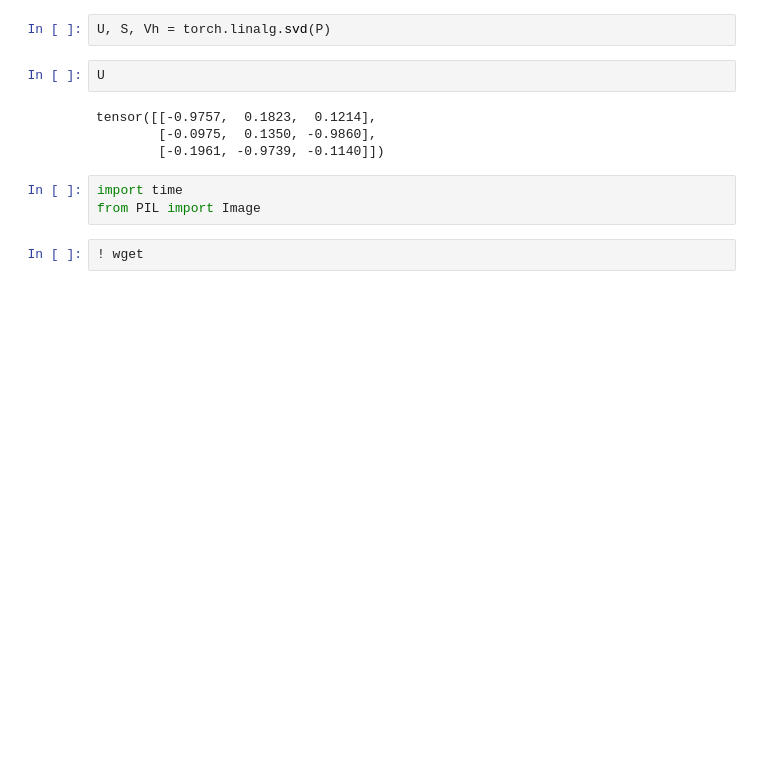
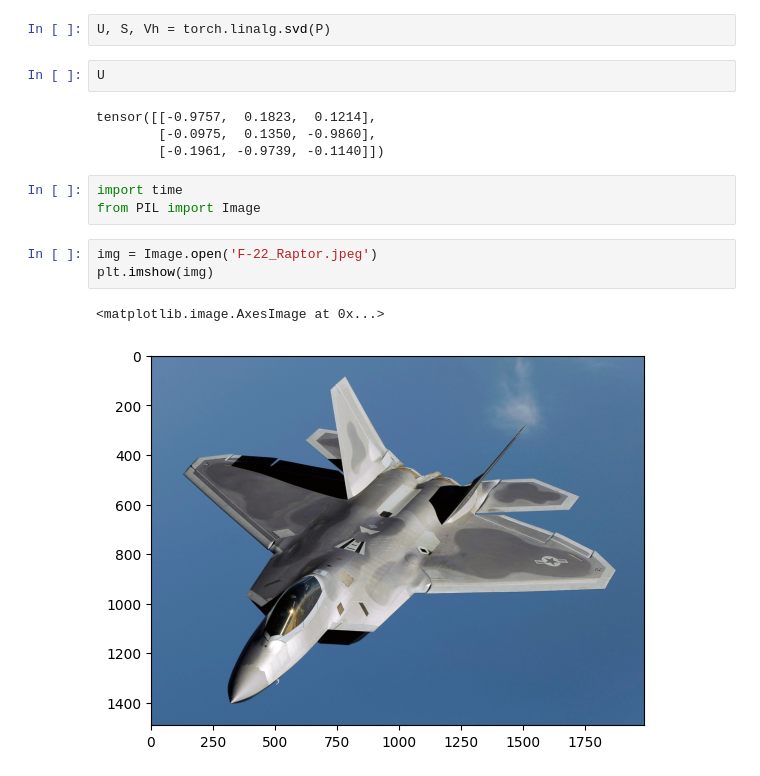
Before and after one commit to PanthThakkar/Essentials_of_Machine_Learning, a Jupyter notebook: Machine_Learning_Lin_Alg.ipynb, the cells around one changed output. Drawn from its saved outputs; the diff is of its cells as text; blank space fills up the shorter version.

```diff
--- a/Machine_Learning_Lin_Alg.ipynb
+++ b/Machine_Learning_Lin_Alg.ipynb
@@ -74,4 +74,8 @@ tensor([[-0.9757,  0.1823,  0.1214],
 import time
 from PIL import Image
 # %%
-! wget
+img = Image.open('F-22_Raptor.jpeg')
+plt.imshow(img)
+# %% [output]
+<matplotlib.image.AxesImage at 0x...>
+[figure, added]
```
Also changed, not shown: parts of 34 cells of this notebook, 2 other files.
